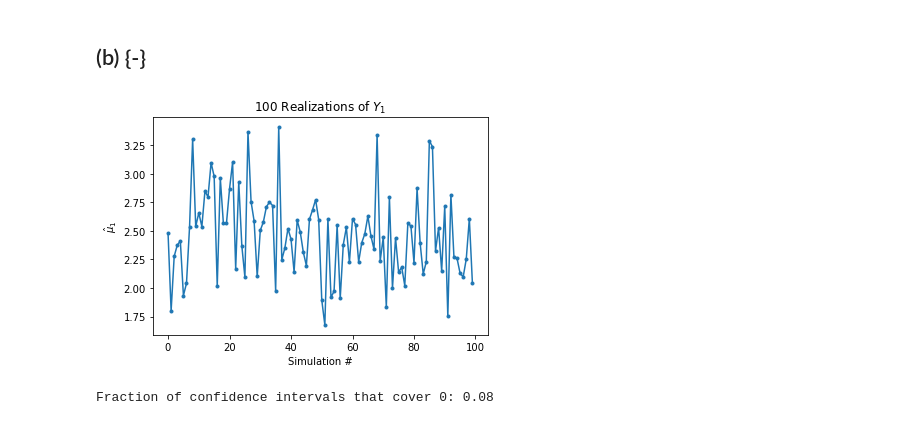
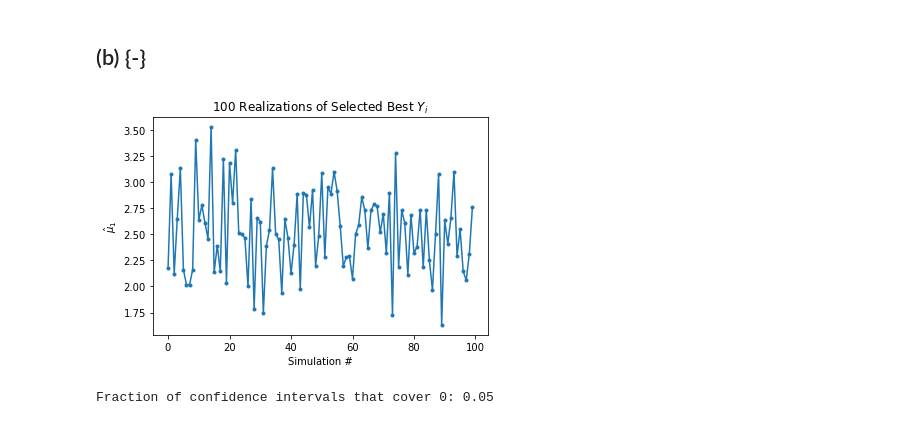
Before and after one commit to beginnerSC/mscf_hw, a Jupyter notebook: ML I/Homework #2.ipynb, the cells around one changed output. Drawn from its saved outputs; the diff is of its cells as text; code cells hidden in the pictures.

```diff
--- a/ML I/Homework #2.ipynb
+++ b/ML I/Homework #2.ipynb
@@ -151,16 +151,16 @@ Fraction of confidence intervals that cover 0: 0.95
 # %%
 from pandas import Series
 
 sample = [max(stats.norm.rvs(size=100)) for i in range(100)]
 ss = Series(sample)
 ax = ss.plot(style='.-')
-ax.set(xlabel='Simulation #', ylabel='$\hat\mu_1$', title='100 Realizations of $Y_1$')
+ax.set(xlabel='Simulation #', ylabel='$\hat\mu_1$', title='100 Realizations of Selected Best $Y_i$')
 plt.show()
 
 
 z = stats.norm.ppf(1 - 0.025)    # 1.96
 
 print('Fraction of confidence intervals that cover 0:', ss[(ss-z < 0) & (ss+z > 0)].size / ss.size)
 # %% [output]
-[figure, old version]
+[figure, new version]
-Fraction of confidence intervals that cover 0: 0.08
+Fraction of confidence intervals that cover 0: 0.05
```
Also changed, not shown: parts of 8 cells of this notebook.
